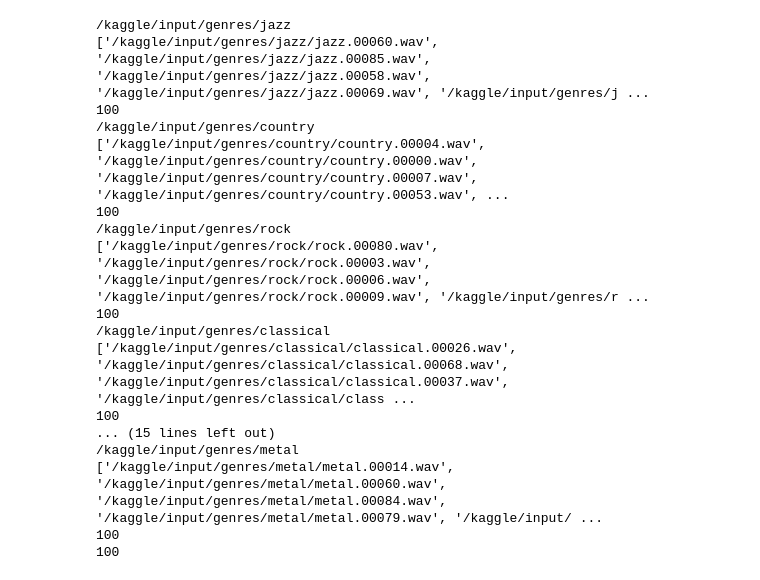
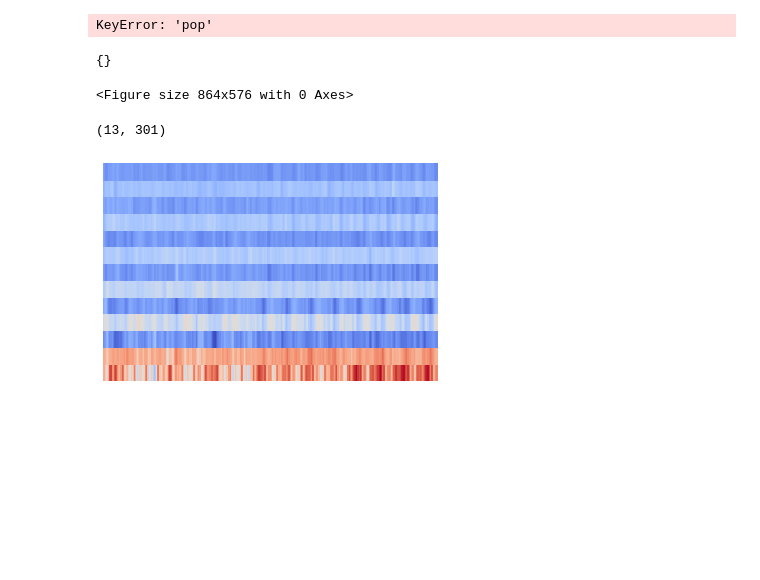
Before and after one commit to omkar1729/Music-genre-Recognition---SML, a Jupyter notebook: SML Project.ipynb, the cells around one changed output. Cells and saved outputs as stored; diff of their text form; code cells hidden in the pictures; blank space fills up the shorter version.

```diff
--- a/SML Project.ipynb
+++ b/SML Project.ipynb
@@ -11,21 +11,22 @@ import pandas as pd # data processing, CSV file I/O (e.g. pd.read_csv)
 list_of_files={}
 import os
 
-for dr, _, filenames in os.walk('/kaggle/input/genres/'):
+for dr, _, filenames in os.walk('/content/gdrive/My Drive/Music/genres/'):
 
-   if(dr != '/kaggle/input/genres/'):
-     print(dr)
-     dr1=dr.replace('/kaggle/input/genres/','')
-     #print(dr1)
-     list_of_files[dr1]=list()
-     count = 0
-     for filename in filenames:
-         if ".mf" not in filename:
-             #print(os.path.join(dr, filename))
-             list_of_files[dr1].append(os.path.join(dr,filename))
-             count+=1
-     print(list_of_files[dr1])
-     print(count)
+   if(dr != '/content/gdrive/My Drive/Music/genres/'):
+
+         print(dr)
+         dr1 = dr.replace('/content/gdrive/My Drive/Music/genres/','')
+         #print(dr1)
+         list_of_files[dr1]=list()
+         count = 0
+         for filename in filenames:
+             if ".mf" not in filename:
+                 #print(os.path.join(dr, filename))
+                 list_of_files[dr1].append(os.path.join(dr,filename))
+                 count+=1
+         #print(list_of_files[dr1])
+         print(count)
 
 
 
@@ -37,23 +38,11 @@ print(len(list_of_files['pop']))
 
 # Any results you write to the current directory are saved as output.
 # %% [output]
-/kaggle/input/genres/jazz
-['/kaggle/input/genres/jazz/jazz.00060.wav', '/kaggle/input/genres/jazz/jazz.00085.wav', '/kaggle/input/genres/jazz/jazz.00058.wav', '/kaggle/input/genres/jazz/jazz.00069.wav', '/kaggle/input/genres/j ...
-100
-/kaggle/input/genres/country
-['/kaggle/input/genres/country/country.00004.wav', '/kaggle/input/genres/country/country.00000.wav', '/kaggle/input/genres/country/country.00007.wav', '/kaggle/input/genres/country/country.00053.wav', ...
-100
-/kaggle/input/genres/rock
-['/kaggle/input/genres/rock/rock.00080.wav', '/kaggle/input/genres/rock/rock.00003.wav', '/kaggle/input/genres/rock/rock.00006.wav', '/kaggle/input/genres/rock/rock.00009.wav', '/kaggle/input/genres/r ...
-100
-/kaggle/input/genres/classical
-['/kaggle/input/genres/classical/classical.00026.wav', '/kaggle/input/genres/classical/classical.00068.wav', '/kaggle/input/genres/classical/classical.00037.wav', '/kaggle/input/genres/classical/class ...
-100
-... (15 lines left out)
-/kaggle/input/genres/metal
-['/kaggle/input/genres/metal/metal.00014.wav', '/kaggle/input/genres/metal/metal.00060.wav', '/kaggle/input/genres/metal/metal.00084.wav', '/kaggle/input/genres/metal/metal.00079.wav', '/kaggle/input/ ...
-100
-100
+KeyError: 'pop'
+# %%
+list_of_files
+# %% [output]
+{}
 # %%
 list_of_images={}
 #Reference : https://towardsdatascience.com/extract-features-of-music-75a3f9bc265d
@@ -61,6 +50,8 @@ import librosa
 import librosa.display
 import matplotlib.pyplot as plt
 import sklearn
+import matplotlib.pyplot as plt
+plt.figure(figsize=(12, 8))
 def calculate_fft(filename,dr,count,traindirectory):
 
     waveform,sr=librosa.load(filename)
@@ -81,7 +72,7 @@ def calculate_fft(filename,dr,count,traindirectory):
     #print(mfccs.var(axis=1))
 
     #print(mfccs.shape)
-    img = librosa.display.specshow(mfccs,sr=sr,x_axis='time')
+    img = librosa.display.specshow(mfccs,sr=sr)
     #print(type(img))
     plt.axis('off')
     img.figure.savefig(train_directory+dr+"/"+str(count1),bbox_inches = 'tight',transparent = True, pad_inches=0.0)
@@ -93,4 +84,6 @@ def calculate_fft(filename,dr,count,traindirectory):
 
 
     #print(type(waveform),type(sr))
+# %% [output]
+<Figure size 864x576 with 0 Axes>
 # %%
@@ -100,3 +96,9 @@ if not os.path.exists(train_directory):
 for dr in list_of_files.keys():
     if not os.path.exists(train_directory+dr):
         os.mkdir(train_directory+dr)
+# %%
+mfccs,img=calculate_fft('/content/gdrive/My Drive/Music/genres/rock/rock.00071.au','rock',count1,train_directory)
+mfccs.shape
+# %% [output]
+(13, 301)
+[figure, added]
```
Also changed, not shown: parts of 41 cells of this notebook, 8 other files.
